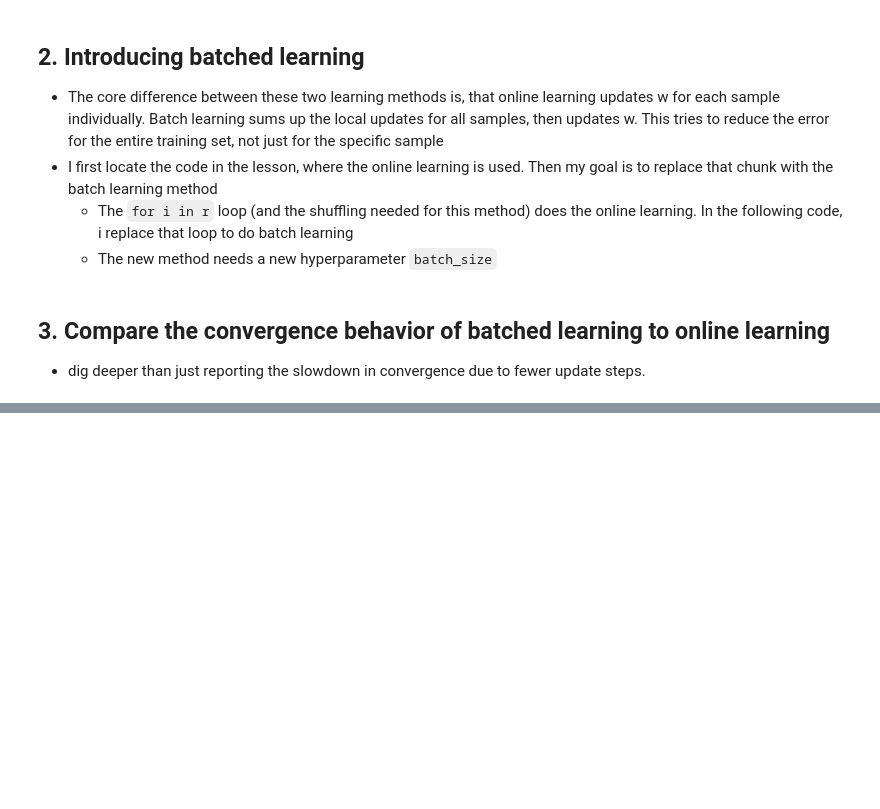
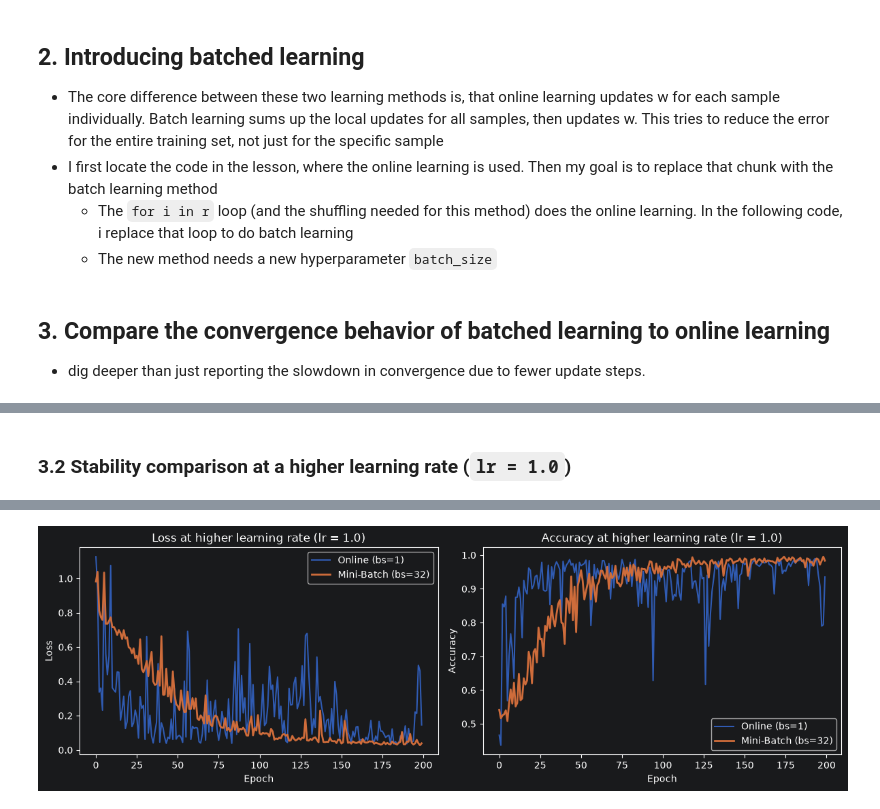
Before and after one commit to elias2304/notebooks, a Jupyter notebook: ndl/hw2/Ex1_Schweighuber.ipynb, the cells around one changed output, grey strips where cells are left out. Drawn from its saved outputs; the diff is of its cells as text; code cells hidden in the pictures; blank space fills up the shorter version.

```diff
--- a/ndl/hw2/Ex1_Schweighuber.ipynb
+++ b/ndl/hw2/Ex1_Schweighuber.ipynb
@@ -230,0 +310,33 @@ def train_batch_learning(
+# %% [markdown]
+### 3.2 Stability comparison at a higher learning rate (`lr = 1.0`)
+# %%
+np.random.seed(42)
+model_online_high_lr = MLP(input_dim=input_dim, layer_sizes=layer_sizes, num_classes=num_classes, seed=42)
+hist_online_high = train_online_learning(model_online_high_lr, X, y, epochs=200, lr=1.0, seed=123, verbose=False)
+
+np.random.seed(42)
+model_batch_high_lr = MLP(input_dim=input_dim, layer_sizes=layer_sizes, num_classes=num_classes, seed=42)
+hist_batch_high = train_batch_learning(model_batch_high_lr, X, y, epochs=200, batch_size=32, lr=1.0, seed=123, verbose=False)
+
+print(f"Online (lr=1.0)     | final loss={hist_online_high['loss'][-1]:.4f} | final acc={hist_online_high['acc'][-1]*100:.2f}%")
+print(f"Batch bs=32 (lr=1.0)| final loss={hist_batch_high['loss'][-1]:.4f} | final acc={hist_batch_high['acc'][-1]*100:.2f}%")
+
+plt.figure(figsize=(12, 4))
+plt.subplot(1, 2, 1)
+plt.plot(hist_online_high["loss"], label="Online (bs=1)", alpha=0.8)
+plt.plot(hist_batch_high["loss"], label="Mini-Batch (bs=32)", linewidth=2)
+plt.title("Loss at higher learning rate (lr = 1.0)")
+plt.xlabel("Epoch")
+plt.ylabel("Loss")
+plt.legend()
+
+plt.subplot(1, 2, 2)
+plt.plot(hist_online_high["acc"], label="Online (bs=1)", alpha=0.8)
+plt.plot(hist_batch_high["acc"], label="Mini-Batch (bs=32)", linewidth=2)
+plt.title("Accuracy at higher learning rate (lr = 1.0)")
+plt.xlabel("Epoch")
+plt.ylabel("Accuracy")
+plt.legend()
+plt.tight_layout()
+plt.show()
+# %% [output]
@@ -230,0 +345 @@ def train_batch_learning(
+[figure, added]
```
Also changed, not shown: parts of 7 cells of this notebook, 1 other file.
